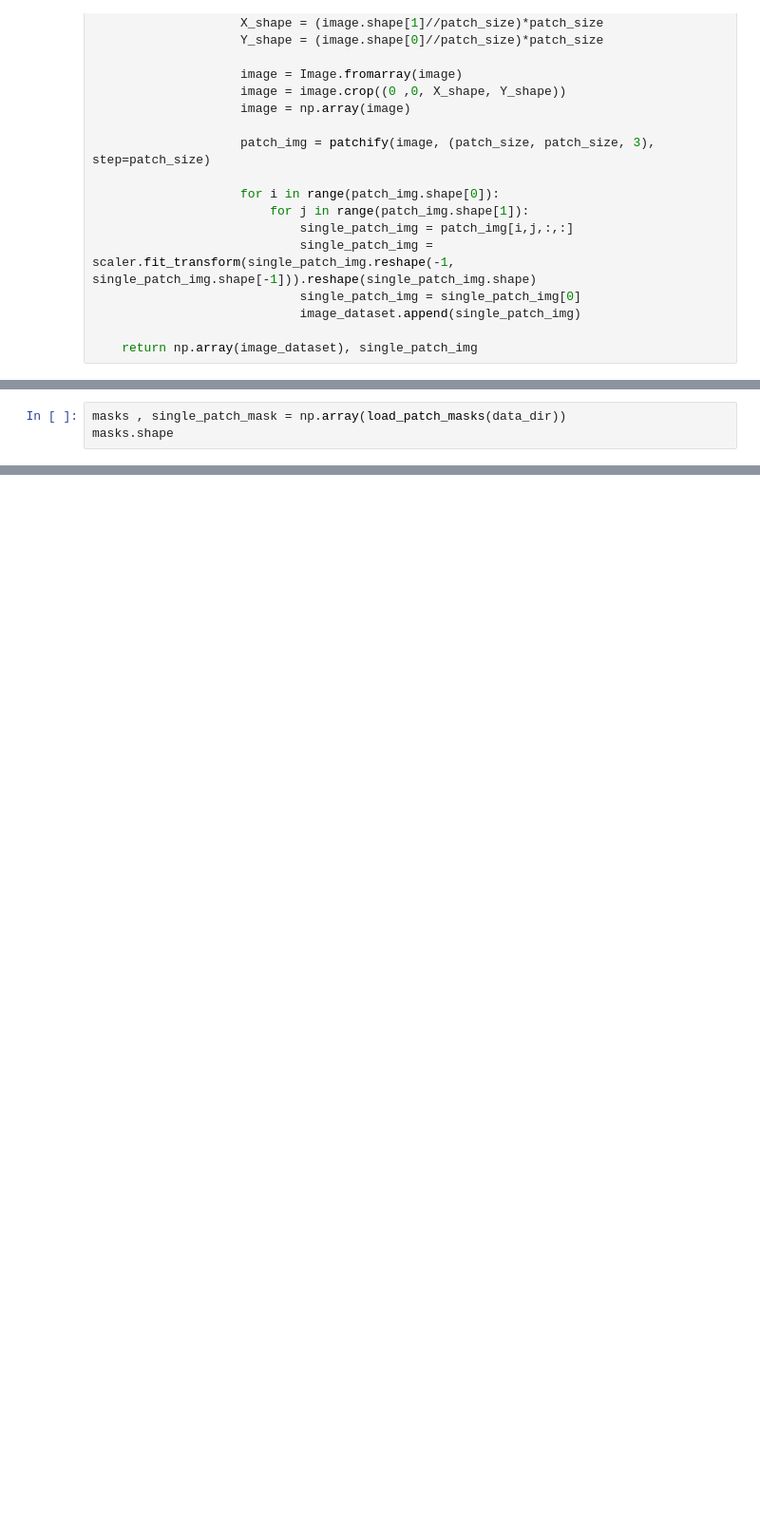
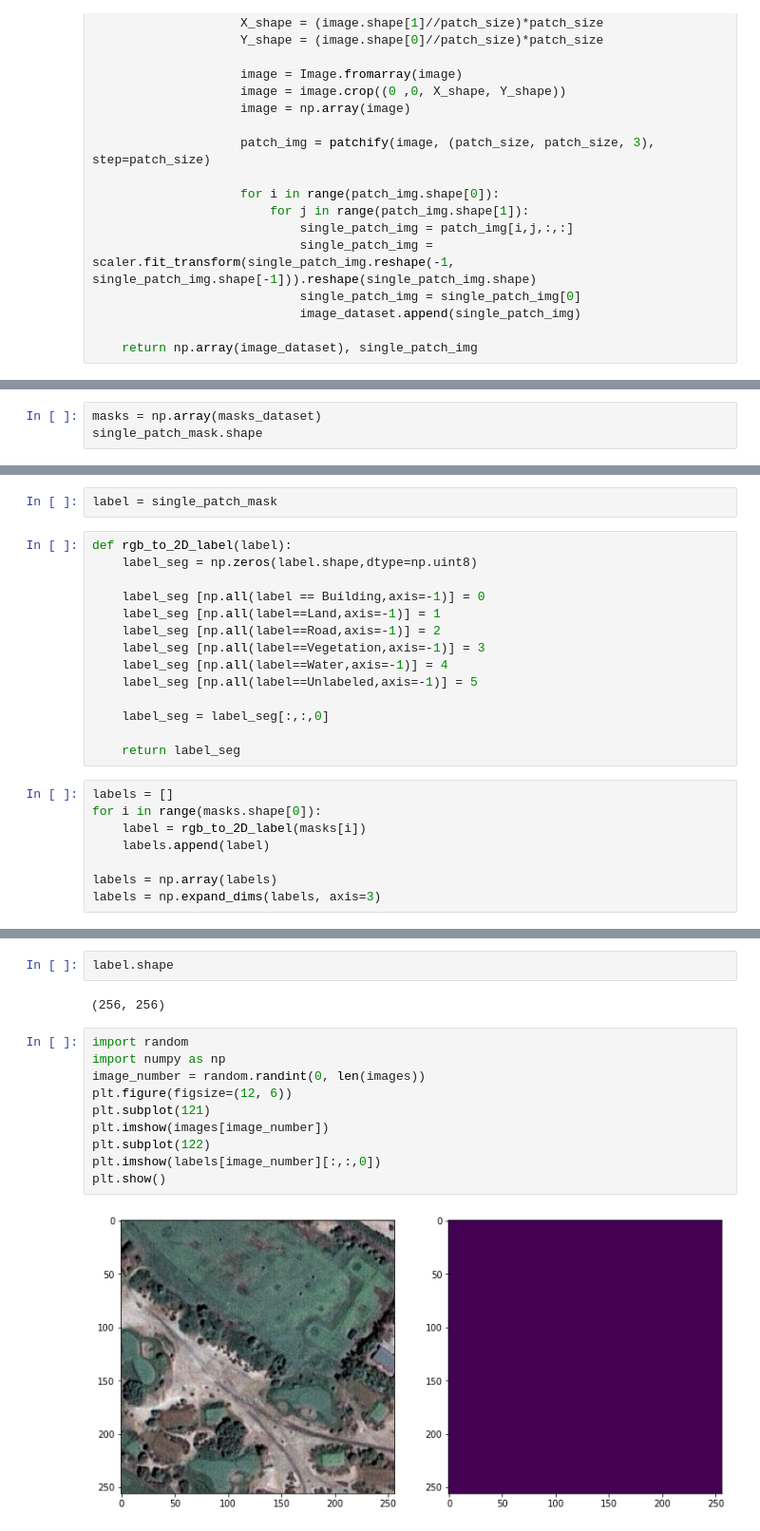
Before and after one commit to nassimaliou/unet_satelite_image_segmentation, a Jupyter notebook: satelite_image_segmentation.ipynb, the cells around one changed output, grey strips where cells are left out. Shown at 95% size. Saved outputs shown, nothing was run; the diff lists cells and outputs as text; blank space fills up the shorter version.

Commit message:
rgb to label function

```diff
--- a/satelite_image_segmentation.ipynb
+++ b/satelite_image_segmentation.ipynb
@@ -81,3 +83,3 @@ images.shape
 # %%
-masks , single_patch_mask = np.array(load_patch_masks(data_dir))
-masks.shape
+masks = np.array(masks_dataset)
+single_patch_mask.shape
@@ -126,0 +124,24 @@ array([132,  41, 246], dtype=int64)
+# %%
+label = single_patch_mask
+# %%
+def rgb_to_2D_label(label):
+    label_seg = np.zeros(label.shape,dtype=np.uint8)
+
+    label_seg [np.all(label == Building,axis=-1)] = 0
+    label_seg [np.all(label==Land,axis=-1)] = 1
+    label_seg [np.all(label==Road,axis=-1)] = 2
+    label_seg [np.all(label==Vegetation,axis=-1)] = 3
+    label_seg [np.all(label==Water,axis=-1)] = 4
+    label_seg [np.all(label==Unlabeled,axis=-1)] = 5
+
+    label_seg = label_seg[:,:,0]
+
+    return label_seg
+# %%
+labels = []
+for i in range(masks.shape[0]):
+    label = rgb_to_2D_label(masks[i])
+    labels.append(label)
+
+labels = np.array(labels)
+labels = np.expand_dims(labels, axis=3)
@@ -126,0 +152,16 @@ array([132,  41, 246], dtype=int64)
+# %%
+label.shape
+# %% [output]
+(256, 256)
+# %%
+import random
+import numpy as np
+image_number = random.randint(0, len(images))
+plt.figure(figsize=(12, 6))
+plt.subplot(121)
+plt.imshow(images[image_number])
+plt.subplot(122)
+plt.imshow(labels[image_number][:,:,0])
+plt.show()
+# %% [output]
+[figure, added]
```
Also changed, not shown: parts of 9 cells of this notebook.
